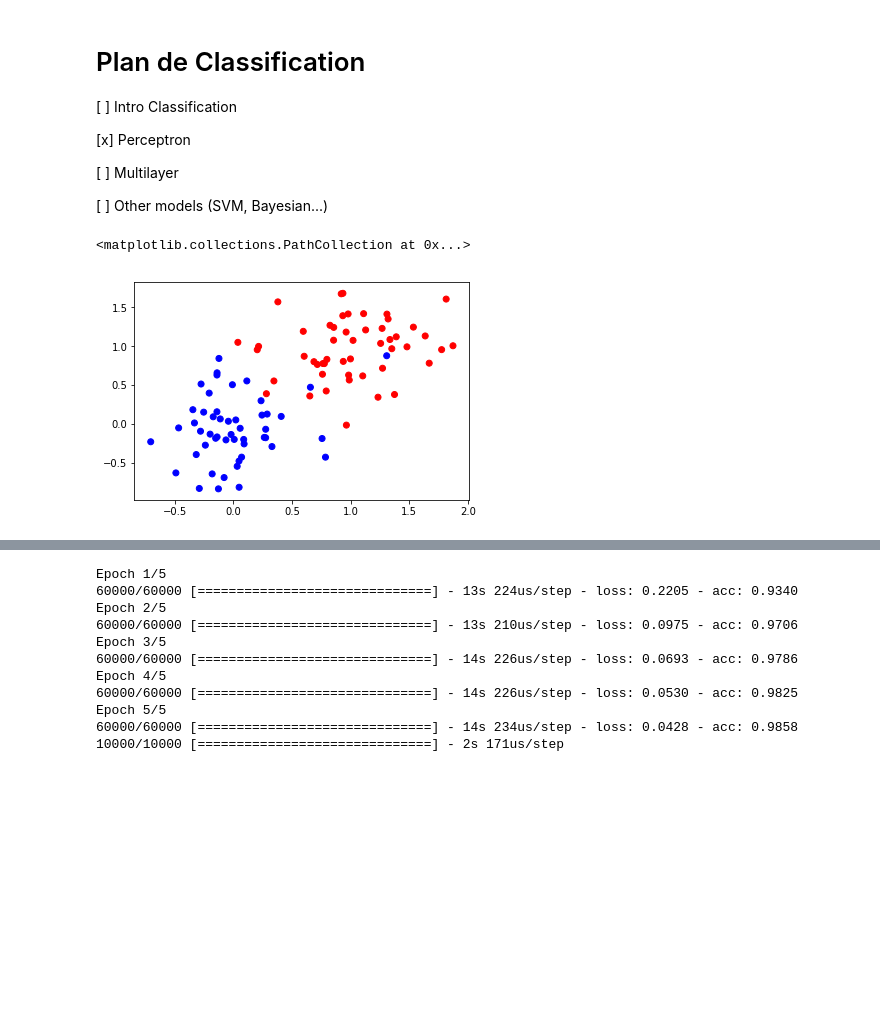
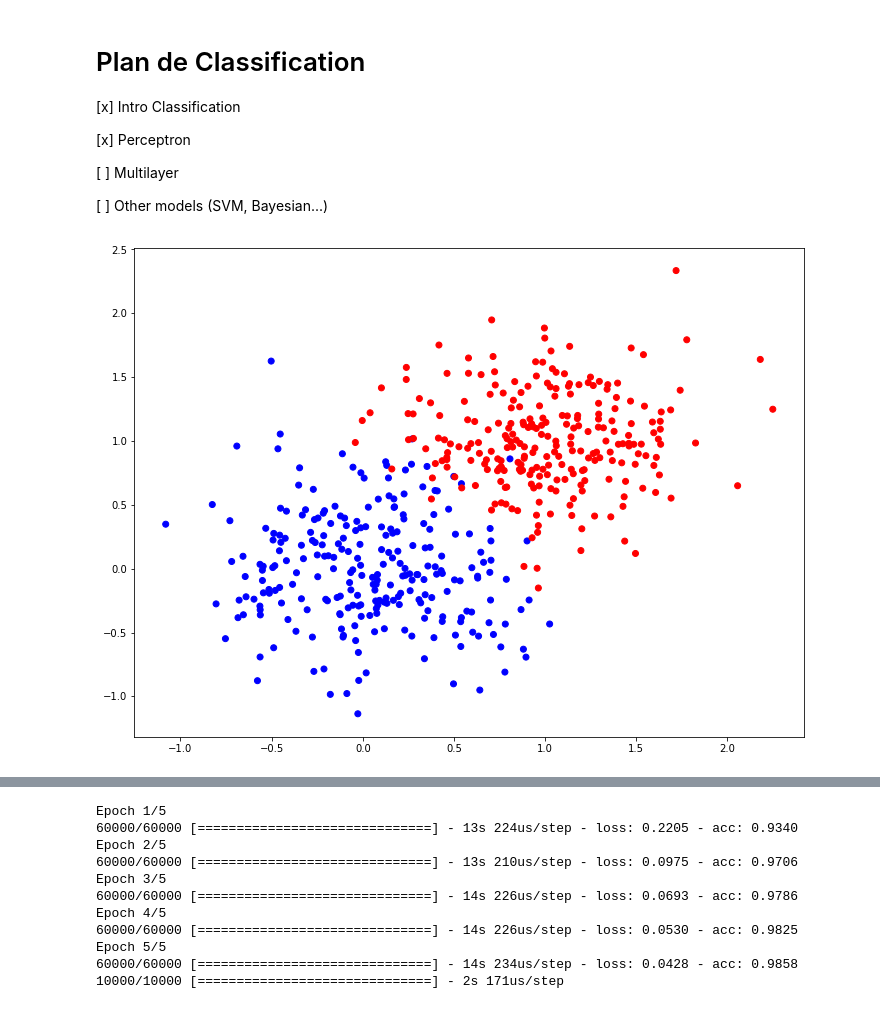
Before and after one commit to pLOPeGG/Machine-Learning-Course, a Jupyter notebook: Classification.ipynb, the cells around one changed output, grey strips where cells are left out. Saved outputs shown, nothing was run; the diff lists cells and outputs as text; code cells hidden in the pictures; blank space fills up the shorter version.

Commit message:
[classification - perceptron]

```diff
--- a/Classification.ipynb
+++ b/Classification.ipynb
@@ -2,12 +2,17 @@
 import tensorflow as tf
 import numpy as np
 import matplotlib.pyplot as plt
-import sklearn
+import sklearn.model_selection
+
+import time
+from IPython import display
 
 mnist = tf.keras.datasets.mnist
+
+plt.rcParams['figure.figsize'] = 12, 9
 # %% [markdown]
 # Plan de Classification
-[ ] Intro Classification
+[x] Intro Classification
 
 [x] Perceptron
 
@@ -17,25 +22,25 @@ mnist = tf.keras.datasets.mnist
 # %%
 # Creating some toy data
 
 centroids = np.array([[0, 0], [1, 1]])
 labels = np.array([0, 1])
 x = []
 y = []
 
-n = 100
+n = 500
 
 for p, l in zip(centroids, labels):
     x.extend( np.concatenate((np.random.normal(p[0], 0.4, n//2),
                               np.random.normal(p[1], 0.4, n//2))).reshape(2, n//2).T)
     y.extend([l] * (n//2))
 
 x = np.array(x)
 y = np.array(y)
-
-plt.scatter(x[..., 0], x[..., 1], c=['b' if l==0 else 'r' for l in y])
+colours = ['b' if l==0 else 'r' for l in y]
+plt.scatter(x[..., 0], x[..., 1], c=colours)
+plt.show()
 # %% [output]
-<matplotlib.collections.PathCollection at 0x...>
-[figure, old version]
+[figure, new version]
 # %% [markdown]
 ## Perceptron
 
```
Also changed, not shown: parts of 5 cells of this notebook.
